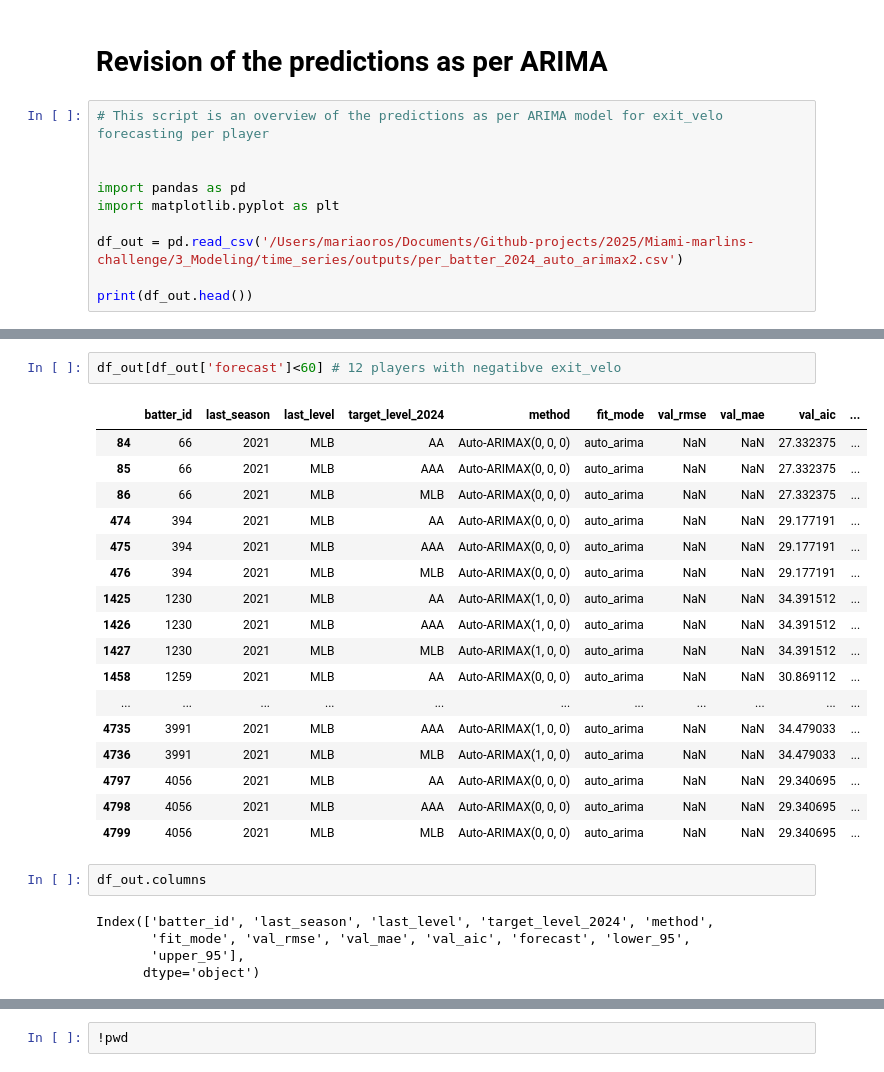
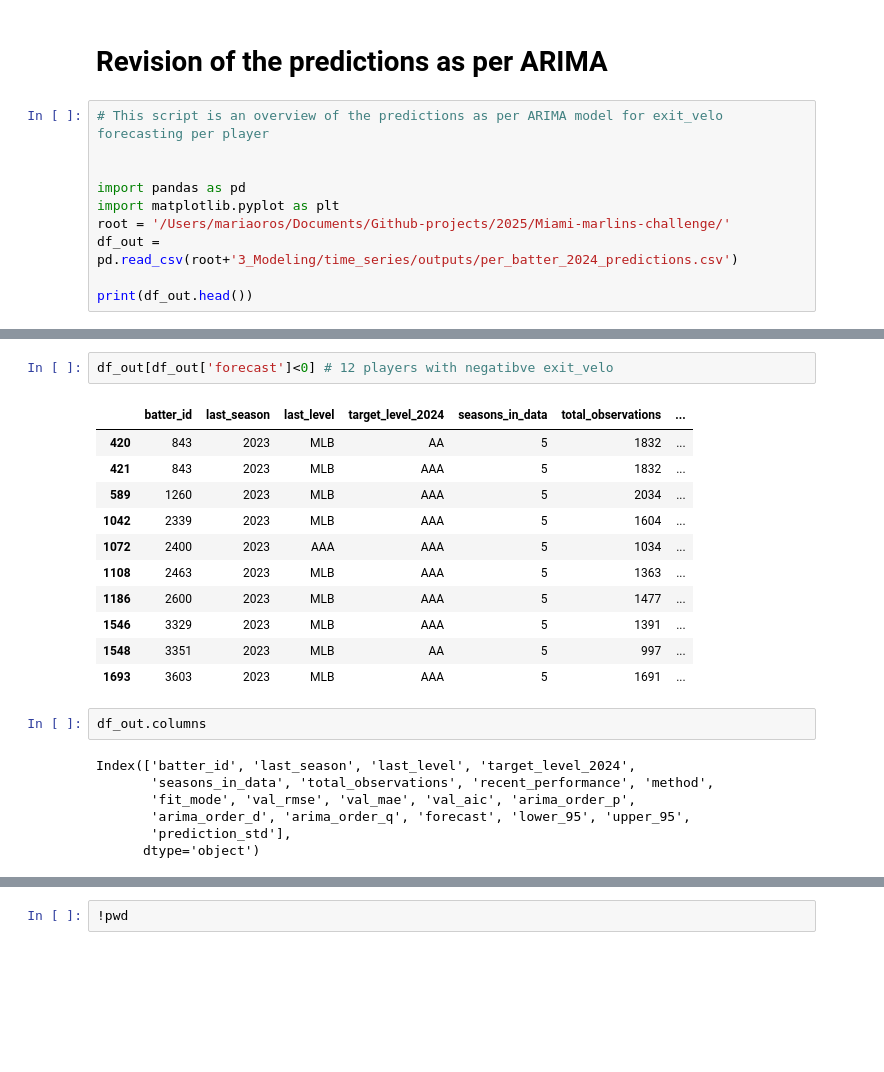
Before and after one commit to mariaob1201/Miami-marlins-challenge, a Jupyter notebook: 3_Modeling/time_series/rev.ipynb, the cells around one changed output, grey strips where cells are left out. Saved outputs shown, nothing was run; the diff lists cells and outputs as text; blank space fills up the shorter version.

```diff
--- a/3_Modeling/time_series/rev.ipynb
+++ b/3_Modeling/time_series/rev.ipynb
@@ -6,8 +6,8 @@
 
 import pandas as pd
 import matplotlib.pyplot as plt
-
-df_out = pd.read_csv('/Users/mariaoros/Documents/Github-projects/2025/Miami-marlins-challenge/3_Modeling/time_series/outputs/per_batter_2024_auto_arimax2.csv')
+root = '/Users/mariaoros/Documents/Github-projects/2025/Miami-marlins-challenge/'
+df_out = pd.read_csv(root+'3_Modeling/time_series/outputs/per_batter_2024_predictions.csv')
 
 print(df_out.head())
 # %% [output]
@@ -44,28 +99,24 @@ df_out['forecast'].hist(bins=20)
 # %%
-df_out[df_out['forecast']<60] # 12 players with negatibve exit_velo
+df_out[df_out['forecast']<0] # 12 players with negatibve exit_velo
 # %% [output]
-|  | batter_id | last_season | last_level | target_level_2024 | method | fit_mode | val_rmse | val_mae | val_aic | ... |
-| 84 | 66 | 2021 | MLB | AA | Auto-ARIMAX(0, 0, 0) | auto_arima | NaN | NaN | 27.332375 | ... |
-| 85 | 66 | 2021 | MLB | AAA | Auto-ARIMAX(0, 0, 0) | auto_arima | NaN | NaN | 27.332375 | ... |
-| 86 | 66 | 2021 | MLB | MLB | Auto-ARIMAX(0, 0, 0) | auto_arima | NaN | NaN | 27.332375 | ... |
-| 474 | 394 | 2021 | MLB | AA | Auto-ARIMAX(0, 0, 0) | auto_arima | NaN | NaN | 29.177191 | ... |
-| 475 | 394 | 2021 | MLB | AAA | Auto-ARIMAX(0, 0, 0) | auto_arima | NaN | NaN | 29.177191 | ... |
-| 476 | 394 | 2021 | MLB | MLB | Auto-ARIMAX(0, 0, 0) | auto_arima | NaN | NaN | 29.177191 | ... |
-| 1425 | 1230 | 2021 | MLB | AA | Auto-ARIMAX(1, 0, 0) | auto_arima | NaN | NaN | 34.391512 | ... |
-| 1426 | 1230 | 2021 | MLB | AAA | Auto-ARIMAX(1, 0, 0) | auto_arima | NaN | NaN | 34.391512 | ... |
-| 1427 | 1230 | 2021 | MLB | MLB | Auto-ARIMAX(1, 0, 0) | auto_arima | NaN | NaN | 34.391512 | ... |
-| 1458 | 1259 | 2021 | MLB | AA | Auto-ARIMAX(0, 0, 0) | auto_arima | NaN | NaN | 30.869112 | ... |
-| ... | ... | ... | ... | ... | ... | ... | ... | ... | ... | ... |
-| 4735 | 3991 | 2021 | MLB | AAA | Auto-ARIMAX(1, 0, 0) | auto_arima | NaN | NaN | 34.479033 | ... |
-| 4736 | 3991 | 2021 | MLB | MLB | Auto-ARIMAX(1, 0, 0) | auto_arima | NaN | NaN | 34.479033 | ... |
-| 4797 | 4056 | 2021 | MLB | AA | Auto-ARIMAX(0, 0, 0) | auto_arima | NaN | NaN | 29.340695 | ... |
-| 4798 | 4056 | 2021 | MLB | AAA | Auto-ARIMAX(0, 0, 0) | auto_arima | NaN | NaN | 29.340695 | ... |
-| 4799 | 4056 | 2021 | MLB | MLB | Auto-ARIMAX(0, 0, 0) | auto_arima | NaN | NaN | 29.340695 | ... |
+|  | batter_id | last_season | last_level | target_level_2024 | seasons_in_data | total_observations | ... |
+| 420 | 843 | 2023 | MLB | AA | 5 | 1832 | ... |
+| 421 | 843 | 2023 | MLB | AAA | 5 | 1832 | ... |
+| 589 | 1260 | 2023 | MLB | AAA | 5 | 2034 | ... |
+| 1042 | 2339 | 2023 | MLB | AAA | 5 | 1604 | ... |
+| 1072 | 2400 | 2023 | AAA | AAA | 5 | 1034 | ... |
+| 1108 | 2463 | 2023 | MLB | AAA | 5 | 1363 | ... |
+| 1186 | 2600 | 2023 | MLB | AAA | 5 | 1477 | ... |
+| 1546 | 3329 | 2023 | MLB | AAA | 5 | 1391 | ... |
+| 1548 | 3351 | 2023 | MLB | AA | 5 | 997 | ... |
+| 1693 | 3603 | 2023 | MLB | AAA | 5 | 1691 | ... |
 # %%
 df_out.columns
 # %% [output]
-Index(['batter_id', 'last_season', 'last_level', 'target_level_2024', 'method',
-       'fit_mode', 'val_rmse', 'val_mae', 'val_aic', 'forecast', 'lower_95',
-       'upper_95'],
+Index(['batter_id', 'last_season', 'last_level', 'target_level_2024',
+       'seasons_in_data', 'total_observations', 'recent_performance', 'method',
+       'fit_mode', 'val_rmse', 'val_mae', 'val_aic', 'arima_order_p',
+       'arima_order_d', 'arima_order_q', 'forecast', 'lower_95', 'upper_95',
+       'prediction_std'],
       dtype='object')
 # %%
```
Also changed, not shown: parts of 34 cells of this notebook, 40 other files.
